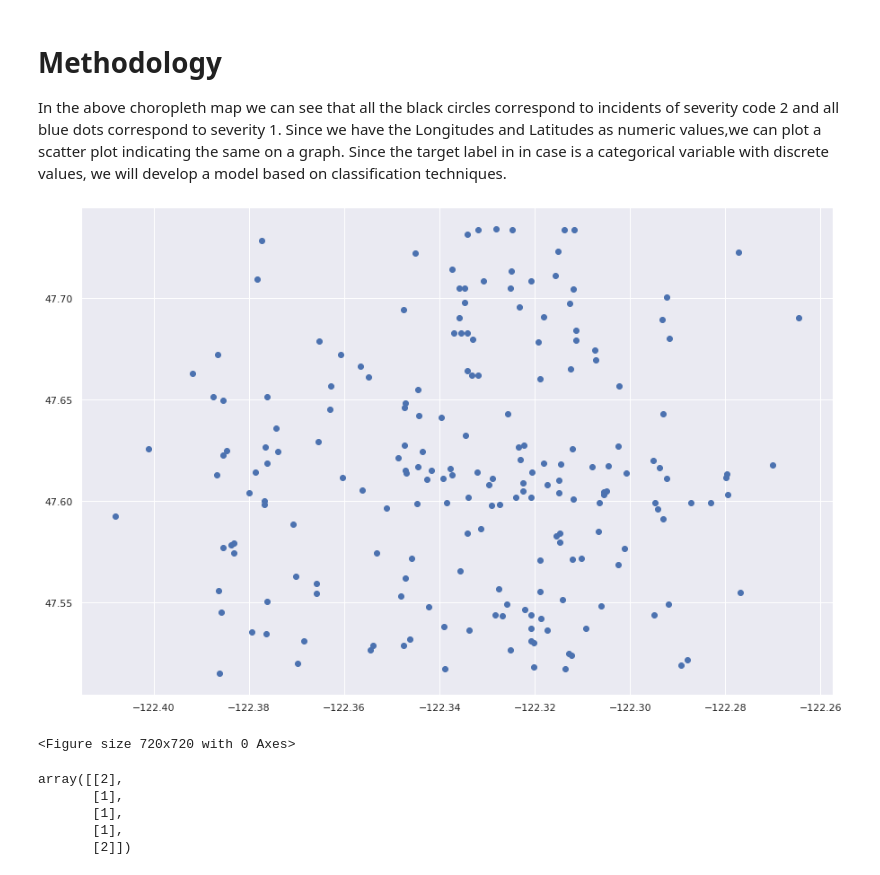
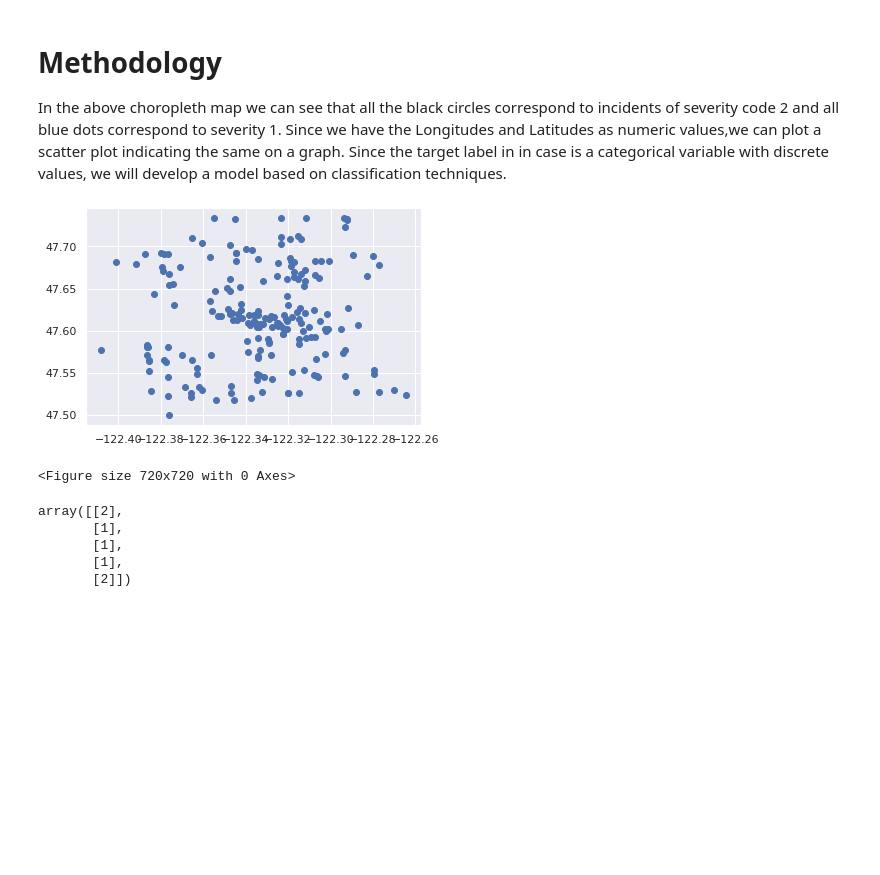
Before and after one commit to Divya-Ravindran/Coursera_Capstone_project, a Jupyter notebook: Coursera_Capstone_Project.ipynb, the cells around one changed output. Drawn from its saved outputs; the diff is of its cells as text; code cells hidden in the pictures; blank space fills up the shorter version.

```diff
--- a/Coursera_Capstone_Project.ipynb
+++ b/Coursera_Capstone_Project.ipynb
@@ -159,0 +157,13 @@ print("(rows,columns): ",df_actual.shape)
+# %%
+#removing rows with unknown value
+df_actual = df_actual[df_actual.ROADCOND != 'Unknown']
+df_actual = df_actual[df_actual.WEATHER != 'Unknown']
+df_actual = df_actual[df_actual.JUNCTIONTYPE != 'Unknown']
+
+#removing rows with Other value
+df_actual = df_actual[df_actual.ROADCOND != 'Other']
+df_actual = df_actual[df_actual.WEATHER != 'Other']
+df_actual = df_actual[df_actual.JUNCTIONTYPE != 'Other']
+
+print("(rows,columns): ",df_actual.shape)
+df_actual.head(10)
@@ -236,0 +261,8 @@ plt.show()
+# %%
+junctiontype_count = df_actual_200['JUNCTIONTYPE'].value_counts()
+sns.set(style="darkgrid")
+sns.boxplot(data=df_actual_200)
+plt.title('Frequency Distribution of Junction Type')
+plt.ylabel('Number of Occurrences', fontsize=12)
+plt.xlabel('Junction Type', fontsize=12)
+plt.show()
@@ -253,6 +287,7 @@ washington_map
 # %% [output]
 [interactive output not drawn]
 # %%
+df_actual_200 = df_actual.head(200)
 # instantiate a feature group for the incidents in the dataframe
 incidents = folium.map.FeatureGroup()
 
@@ -286,11 +321,11 @@ washington_map.add_child(incidents)
 <h1> Methodology </h1>
 In the above choropleth map we can see that all the black circles correspond to incidents of severity code 2 and all blue dots correspond to severity 1. Since we have the Longitudes and Latitudes as numeric values,we can plot a scatter plot indicating the same on a graph. Since the  target label in in case is a categorical variable with discrete values, we will develop a model based on classification techniques.
 # %%
-plt.scatter(df_actual_200.X, df_actual_100.Y)
+plt.scatter(df_actual_200.X, df_actual_200.Y)
 plt.figure(figsize=(10,10))
 plt.show()
 # %% [output]
-[figure, old version]
+[figure, new version]
 <Figure size 720x720 with 0 Axes>
 # %%
 #CLASSIFICATION
```
Also changed, not shown: parts of 59 cells of this notebook.
